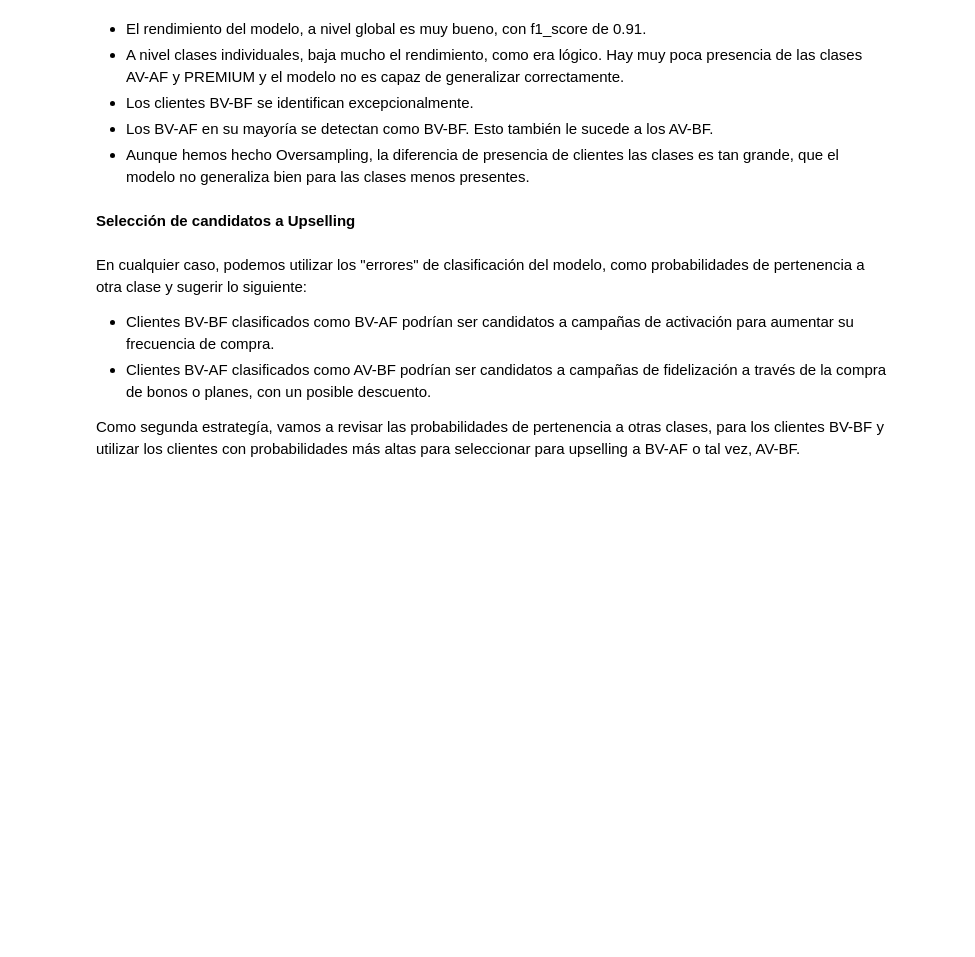
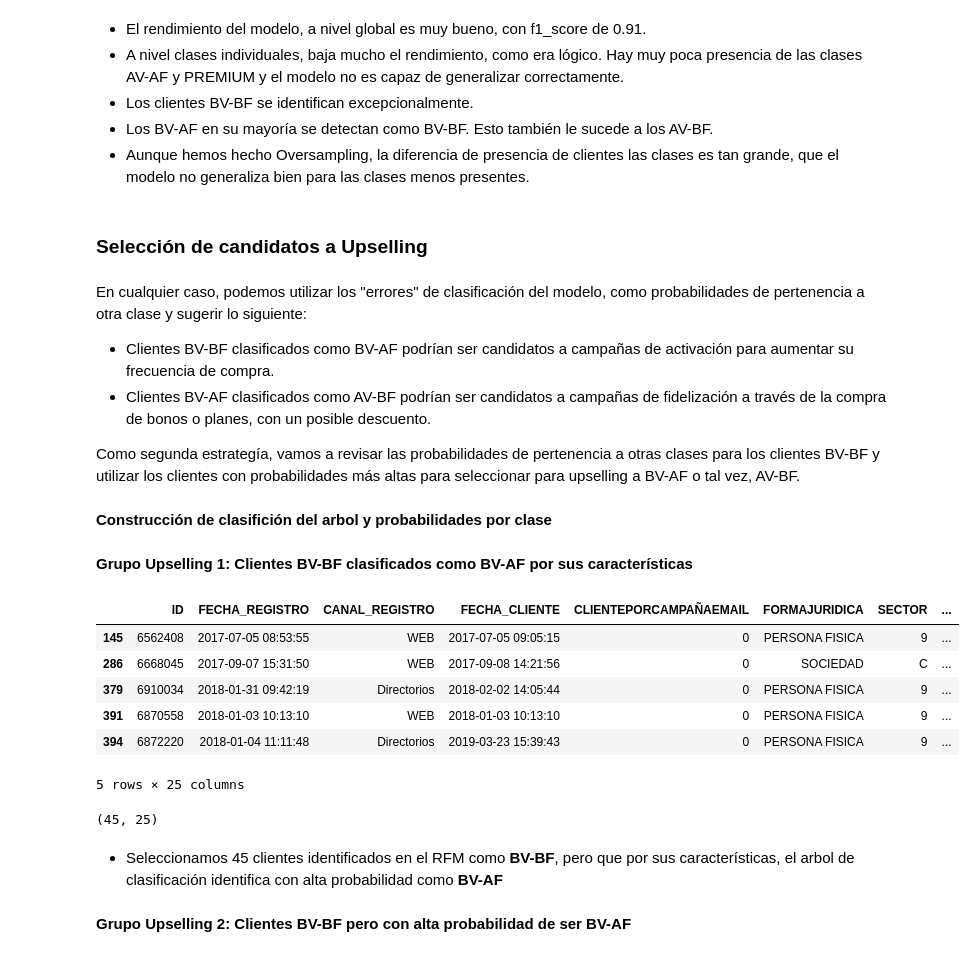
Before and after one commit to cperezh/segmentacion_clientes, a Jupyter notebook: M4 Desarrollo Iter2.ipynb, the cells around one changed output. Saved outputs shown, nothing was run; the diff lists cells and outputs as text; code cells hidden in the pictures; blank space fills up the shorter version.

```diff
--- a/M4 Desarrollo Iter2.ipynb
+++ b/M4 Desarrollo Iter2.ipynb
@@ -1576,11 +1632,11 @@ print(f"F1-Score Macro: {round(f1_macro,2)}")
 - Los BV-AF en su mayoría se detectan como BV-BF. Esto también le sucede a los AV-BF.
 - Aunque hemos hecho Oversampling, la diferencia de presencia de clientes las clases es tan grande, que el modelo no generaliza bien para las clases menos presentes.
 # %% [markdown]
-**Selección de candidatos a Upselling**
+### Selección de candidatos a Upselling
 # %% [markdown]
 En cualquier caso, podemos utilizar los "errores" de clasificación del modelo, como probabilidades de pertenencia a otra clase y sugerir lo siguiente:
 
 - Clientes BV-BF clasificados como BV-AF podrían ser candidatos a campañas de activación para aumentar su frecuencia de compra.
 - Clientes BV-AF clasificados como AV-BF podrían ser candidatos a campañas de fidelización a través de la compra de bonos o planes, con un posible descuento.
 
-Como segunda estrategía, vamos a revisar las probabilidades de pertenencia a otras clases, para los clientes BV-BF y utilizar los clientes con probabilidades más altas para seleccionar para upselling a BV-AF o tal vez, AV-BF.
+Como segunda estrategía, vamos a revisar las probabilidades de pertenencia a otras clases para los clientes BV-BF y utilizar los clientes con probabilidades más altas para seleccionar para upselling a BV-AF o tal vez, AV-BF.
@@ -1604,0 +1643,32 @@ df_labels
+# %% [markdown]
+**Construcción de clasifición del arbol y probabilidades por clase**
+# %%
+# Probabilidades por clase y clase del arbol
+probabilidades = pd.DataFrame(clf.predict_proba(X), columns=["prob_0", "prob_1", "prob_2", "prob_3", "prob_4"])
+probabilidades["clase_arbol"] = probabilidades.apply(lambda x: np.argmax(x), axis=1)
+
+df_clientes_csv_rfm_with_label = pd.concat([df_clientes_csv_rfm_with_label.reset_index(), probabilidades], axis=1)
+
+df_clientes_csv_rfm_with_label[["ID", "class_rfm", "class_rfm_desc_short", "prob_0", "prob_1", "prob_2", "prob_3", "prob_4", "clase_arbol"]].head()
+# %% [markdown]
+**Grupo Upselling 1: Clientes BV-BF clasificados como BV-AF por sus características**
+# %%
+df_upselling_1 = df_clientes_csv_rfm_with_label[(df_clientes_csv_rfm_with_label["class_rfm_desc_short"]=="BV-BF") & (df_clientes_csv_rfm_with_label["clase_arbol"]==1)]
+# %%
+df_upselling_1.head()
+# %% [output]
+|  | ID | FECHA_REGISTRO | CANAL_REGISTRO | FECHA_CLIENTE | CLIENTEPORCAMPAÑAEMAIL | FORMAJURIDICA | SECTOR | ... |
+| 145 | 6562408 | 2017-07-05 08:53:55 | WEB | 2017-07-05 09:05:15 | 0 | PERSONA FISICA | 9 | ... |
+| 286 | 6668045 | 2017-09-07 15:31:50 | WEB | 2017-09-08 14:21:56 | 0 | SOCIEDAD | C | ... |
+| 379 | 6910034 | 2018-01-31 09:42:19 | Directorios | 2018-02-02 14:05:44 | 0 | PERSONA FISICA | 9 | ... |
+| 391 | 6870558 | 2018-01-03 10:13:10 | WEB | 2018-01-03 10:13:10 | 0 | PERSONA FISICA | 9 | ... |
+| 394 | 6872220 | 2018-01-04 11:11:48 | Directorios | 2019-03-23 15:39:43 | 0 | PERSONA FISICA | 9 | ... |
+5 rows × 25 columns
+# %%
+df_upselling_1.shape
+# %% [output]
+(45, 25)
+# %% [markdown]
+- Seleccionamos 45 clientes identificados en el RFM como **BV-BF**, pero que por sus características, el arbol de clasificación identifica con alta probabilidad como **BV-AF**
+# %% [markdown]
+**Grupo Upselling 2: Clientes BV-BF pero con alta probabilidad de ser BV-AF**
```
Also changed, not shown: parts of 47 cells of this notebook.
